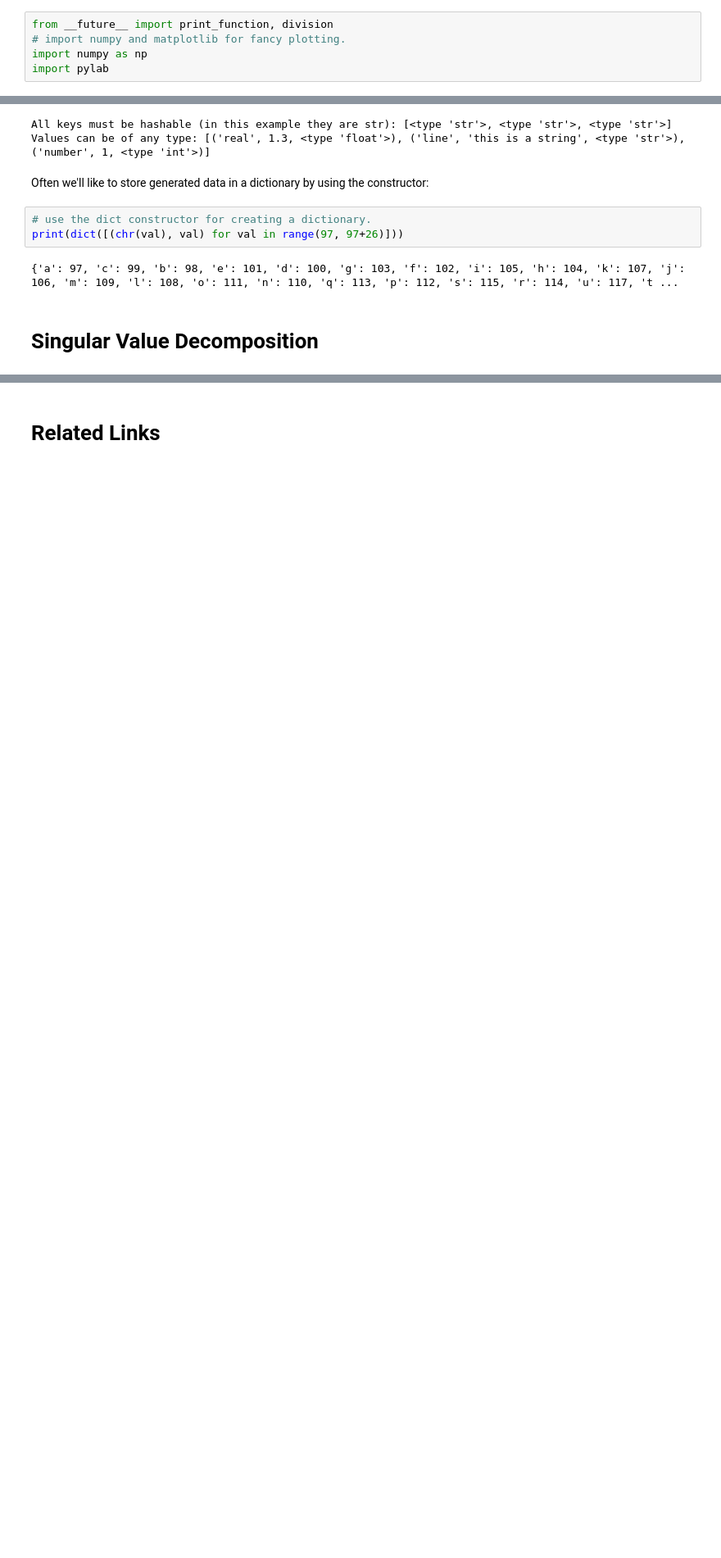
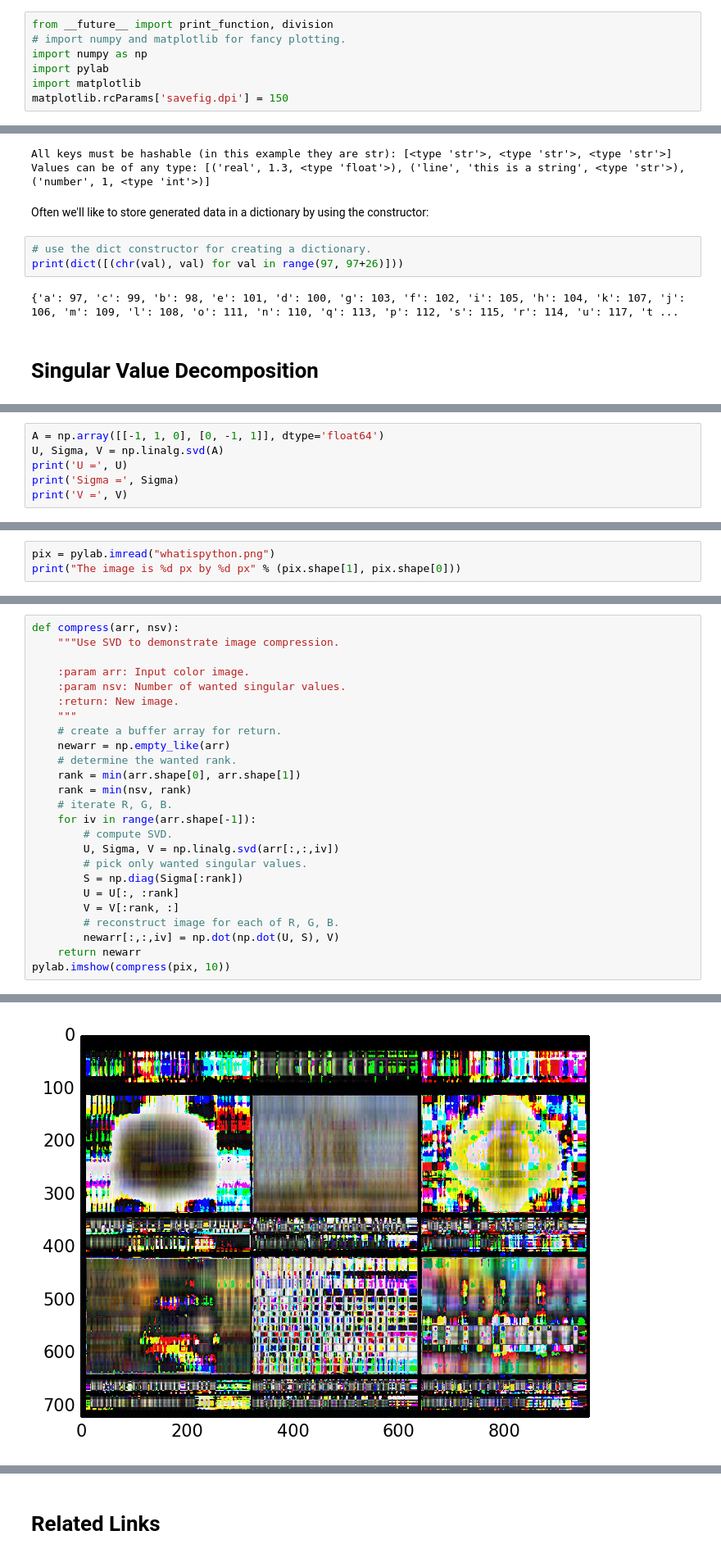
Before and after one commit to yungyuc/pubtalk, a Jupyter notebook: 201404_pyappintro/python_app_intro.ipynb, the cells around one changed output, grey strips where cells are left out. Shown at 82% size. Drawn from its saved outputs; the diff is of its cells as text; blank space fills up the shorter version.

```diff
--- a/201404_pyappintro/python_app_intro.ipynb
+++ b/201404_pyappintro/python_app_intro.ipynb
@@ -22,6 +21,8 @@ from __future__ import print_function, division
 # import numpy and matplotlib for fancy plotting.
 import numpy as np
 import pylab
+import matplotlib
+matplotlib.rcParams['savefig.dpi'] = 150
 # %%
 # let's draw a sinusoidal with some noise.
 xdata = np.linspace(0, 4.0, 100)
@@ -179,0 +185,6 @@ print(dict([(chr(val), val) for val in range(97, 97+26)]))
+# %%
+A = np.array([[-1, 1, 0], [0, -1, 1]], dtype='float64')
+U, Sigma, V = np.linalg.svd(A)
+print('U =', U)
+print('Sigma =', Sigma)
+print('V =', V)
@@ -179,0 +200,3 @@ print(dict([(chr(val), val) for val in range(97, 97+26)]))
+# %%
+pix = pylab.imread("whatispython.png")
+print("The image is %d px by %d px" % (pix.shape[1], pix.shape[0]))
@@ -179,0 +207,26 @@ print(dict([(chr(val), val) for val in range(97, 97+26)]))
+# %%
+def compress(arr, nsv):
+    """Use SVD to demonstrate image compression.
+
+    :param arr: Input color image.
+    :param nsv: Number of wanted singular values.
+    :return: New image.
+    """
+    # create a buffer array for return.
+    newarr = np.empty_like(arr)
+    # determine the wanted rank.
+    rank = min(arr.shape[0], arr.shape[1])
+    rank = min(nsv, rank)
+    # iterate R, G, B.
+    for iv in range(arr.shape[-1]):
+        # compute SVD.
+        U, Sigma, V = np.linalg.svd(arr[:,:,iv])
+        # pick only wanted singular values.
+        S = np.diag(Sigma[:rank])
+        U = U[:, :rank]
+        V = V[:rank, :]
+        # reconstruct image for each of R, G, B.
+        newarr[:,:,iv] = np.dot(np.dot(U, S), V)
+    return newarr
+pylab.imshow(compress(pix, 10))
+# %% [output]
@@ -179,0 +234 @@ print(dict([(chr(val), val) for val in range(97, 97+26)]))
+[figure, added]
```
Also changed, not shown: parts of 17 cells of this notebook, 1 other file.
